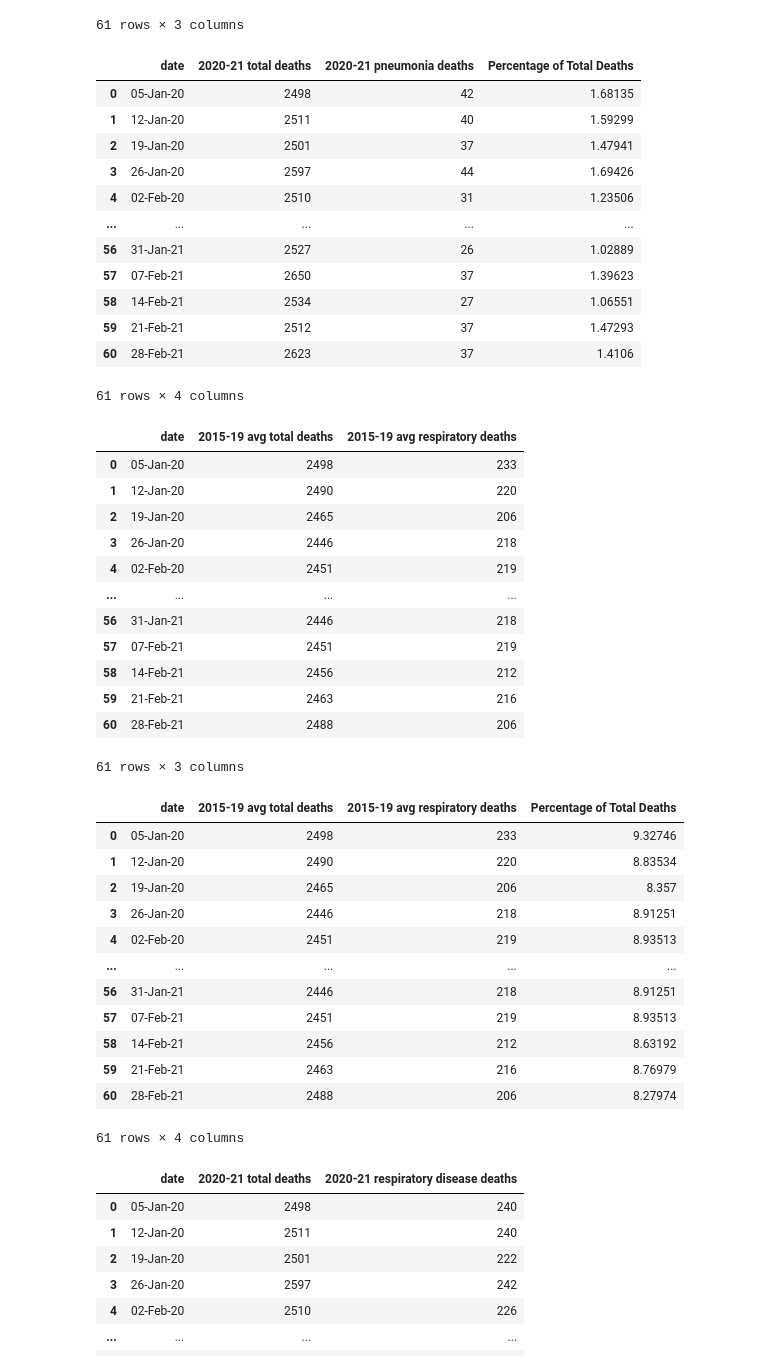
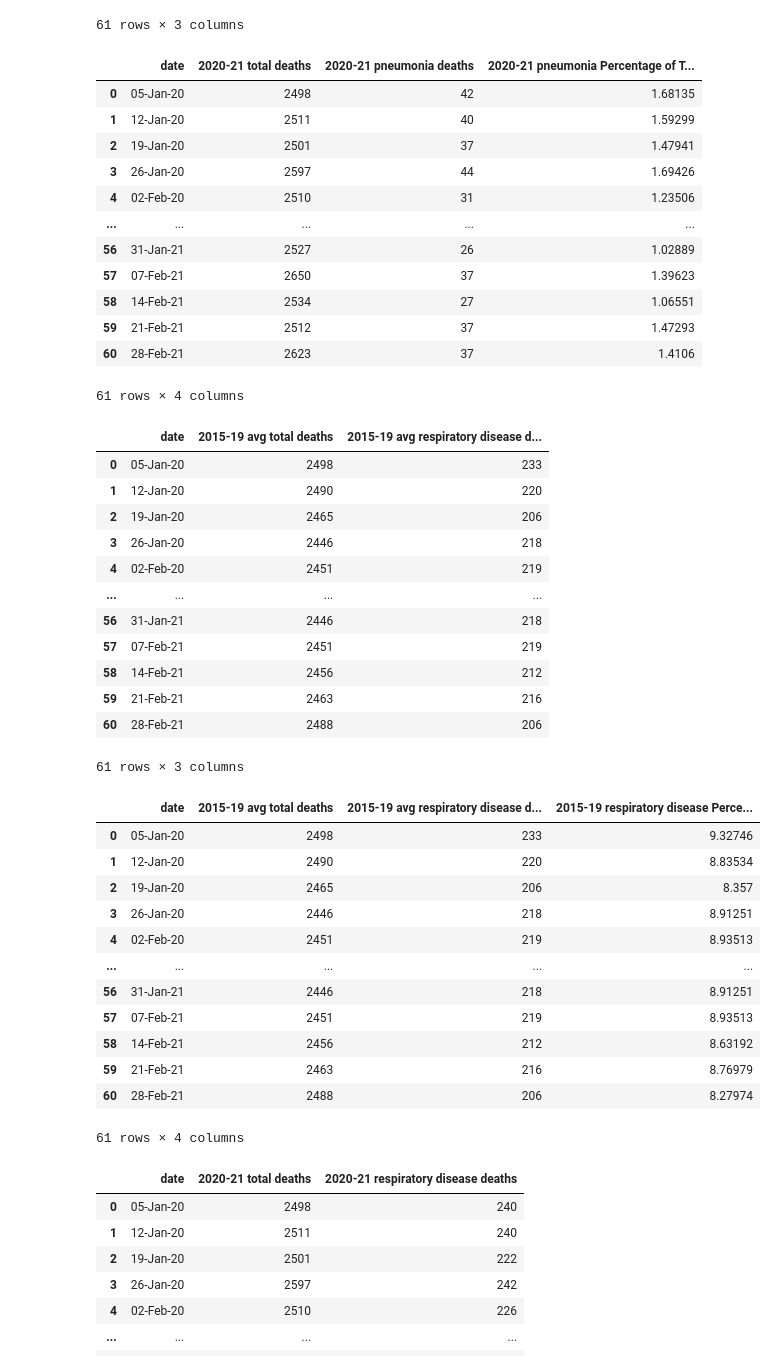
Before and after one commit to JackXinPan/ETL-Project, a Jupyter notebook: SQL/py.ipynb, the cells around one changed output. Drawn from its saved outputs; the diff is of its cells as text; code cells hidden in the pictures.

```diff
--- a/SQL/py.ipynb
+++ b/SQL/py.ipynb
@@ -16,7 +16,8 @@ from sqlalchemy import Column, Integer, String, Float
 # %%
 # Create a connection to a SQLite database
 
-engine = create_engine(f'postgresql://{username}:{password}@localhost:5432/ETL')
+engine = create_engine(f'postgresql://{username}:{password}@localhost:5432/ETL_DB')
+#engine = create_engine(f'postgresql://{username}:{password}@localhost:5432/ETL')
 # %%
 conn = engine.connect()
 # %%
@@ -202,8 +209,8 @@ respiratory_data['percent total change'] = (respiratory_data['2020-21 deaths'] /
 respiratory_data = respiratory_data.round(2)
 
 #renaming columns for future joins
-respiratory_data = respiratory_data.rename({'2015-19 average deaths': '2015-19 avg respiratory deaths',
-                               '2020-21 deaths': '2020-21 respiratory disease deaths'}, axis=1)
+respiratory_data = respiratory_data.rename({'2015-19 average deaths': '2015-19 avg respiratory disease deaths',
+                              '2020-21 deaths': '2020-21 respiratory disease deaths'}, axis=1)
 
 respiratory_data.head()
 # %% [output]
@@ -797,10 +803,10 @@ pneumonia_data_2020_21
 | 60 | 28-Feb-21 | 2623 | 37 |
 61 rows × 3 columns
 # %%
-pneumonia_data_2020_21['Percentage of Total Deaths'] = (pneumonia_data_2020_21['2020-21 pneumonia deaths'] / pneumonia_data_2020_21['2020-21 total deaths']) * 100
+pneumonia_data_2020_21['2020-21 pneumonia Percentage of Total Deaths'] = (pneumonia_data_2020_21['2020-21 pneumonia deaths'] / pneumonia_data_2020_21['2020-21 total deaths']) * 100
 pneumonia_data_2020_21
 # %% [output]
-|  | date | 2020-21 total deaths | 2020-21 pneumonia deaths | Percentage of Total Deaths |
+|  | date | 2020-21 total deaths | 2020-21 pneumonia deaths | 2020-21 pneumonia Percentage of T... |
 | 0 | 05-Jan-20 | 2498 | 42 | 1.68135 |
 | 1 | 12-Jan-20 | 2511 | 40 | 1.59299 |
 | 2 | 19-Jan-20 | 2501 | 37 | 1.47941 |
@@ -814,12 +820,12 @@ pneumonia_data_2020_21
 | 60 | 28-Feb-21 | 2623 | 37 | 1.4106 |
 61 rows × 4 columns
 # %%
-data = [new_total_data['date'], new_total_data['2015-19 avg total deaths'], respiratory_data['2015-19 avg respiratory deaths']]
+data = [new_total_data['date'], new_total_data['2015-19 avg total deaths'], respiratory_data['2015-19 avg respiratory disease deaths']]
 respiratory_data_2015_19 = pd.DataFrame(data)
 respiratory_data_2015_19 = respiratory_data_2015_19.T
 respiratory_data_2015_19
 # %% [output]
-|  | date | 2015-19 avg total deaths | 2015-19 avg respiratory deaths |
+|  | date | 2015-19 avg total deaths | 2015-19 avg respiratory disease d... |
 | 0 | 05-Jan-20 | 2498 | 233 |
 | 1 | 12-Jan-20 | 2490 | 220 |
 | 2 | 19-Jan-20 | 2465 | 206 |
@@ -833,10 +839,10 @@ respiratory_data_2015_19
 | 60 | 28-Feb-21 | 2488 | 206 |
 61 rows × 3 columns
 # %%
-respiratory_data_2015_19['Percentage of Total Deaths'] = (respiratory_data_2015_19['2015-19 avg respiratory deaths'] / respiratory_data_2015_19['2015-19 avg total deaths']) * 100
+respiratory_data_2015_19['2015-19 respiratory disease Percentage of Total Deaths'] = (respiratory_data_2015_19['2015-19 avg respiratory disease deaths'] / respiratory_data_2015_19['2015-19 avg total deaths']) * 100
 respiratory_data_2015_19
 # %% [output]
-|  | date | 2015-19 avg total deaths | 2015-19 avg respiratory deaths | Percentage of Total Deaths |
+|  | date | 2015-19 avg total deaths | 2015-19 avg respiratory disease d... | 2015-19 respiratory disease Perce... |
 | 0 | 05-Jan-20 | 2498 | 233 | 9.32746 |
 | 1 | 12-Jan-20 | 2490 | 220 | 8.83534 |
 | 2 | 19-Jan-20 | 2465 | 206 | 8.357 |
```
Also changed, not shown: parts of 24 cells of this notebook.
